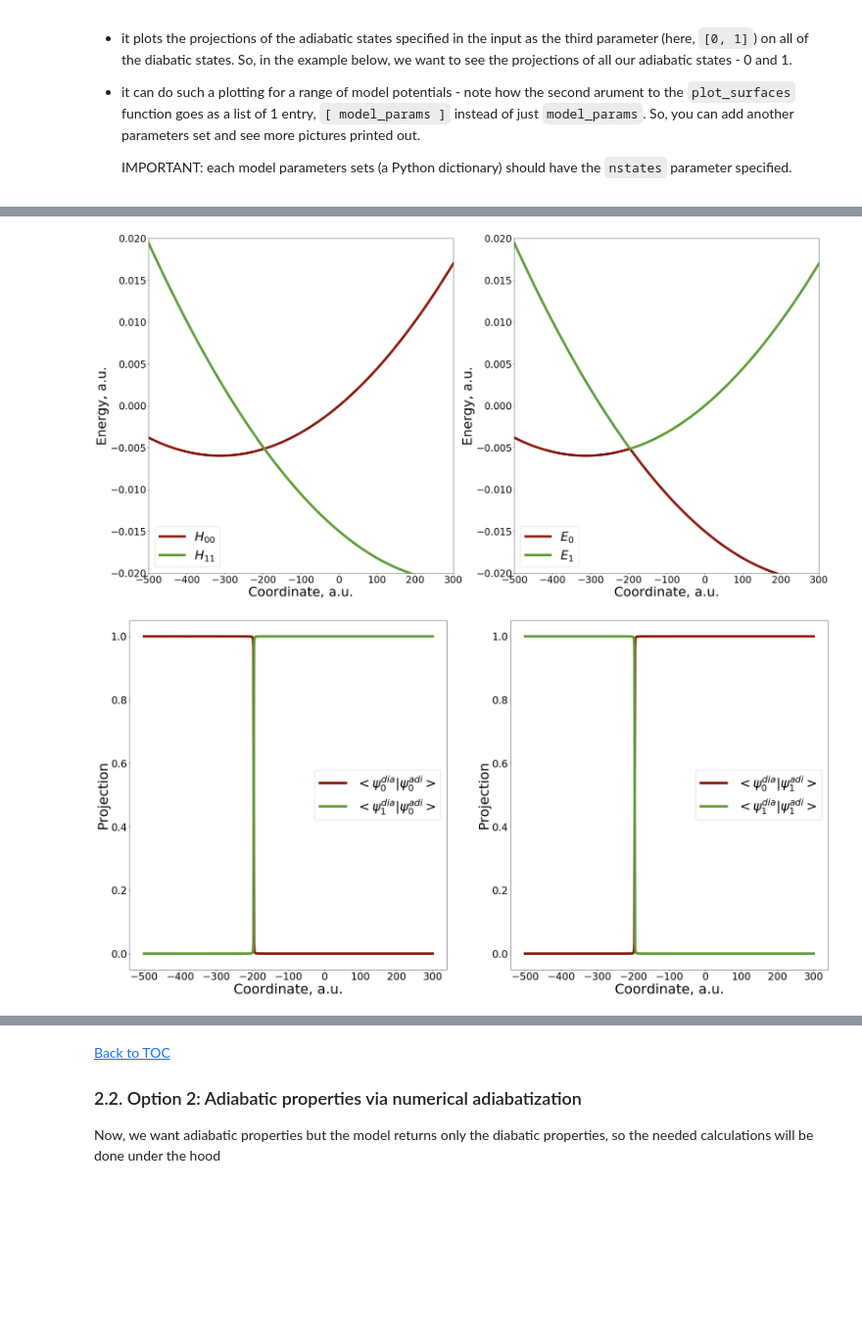
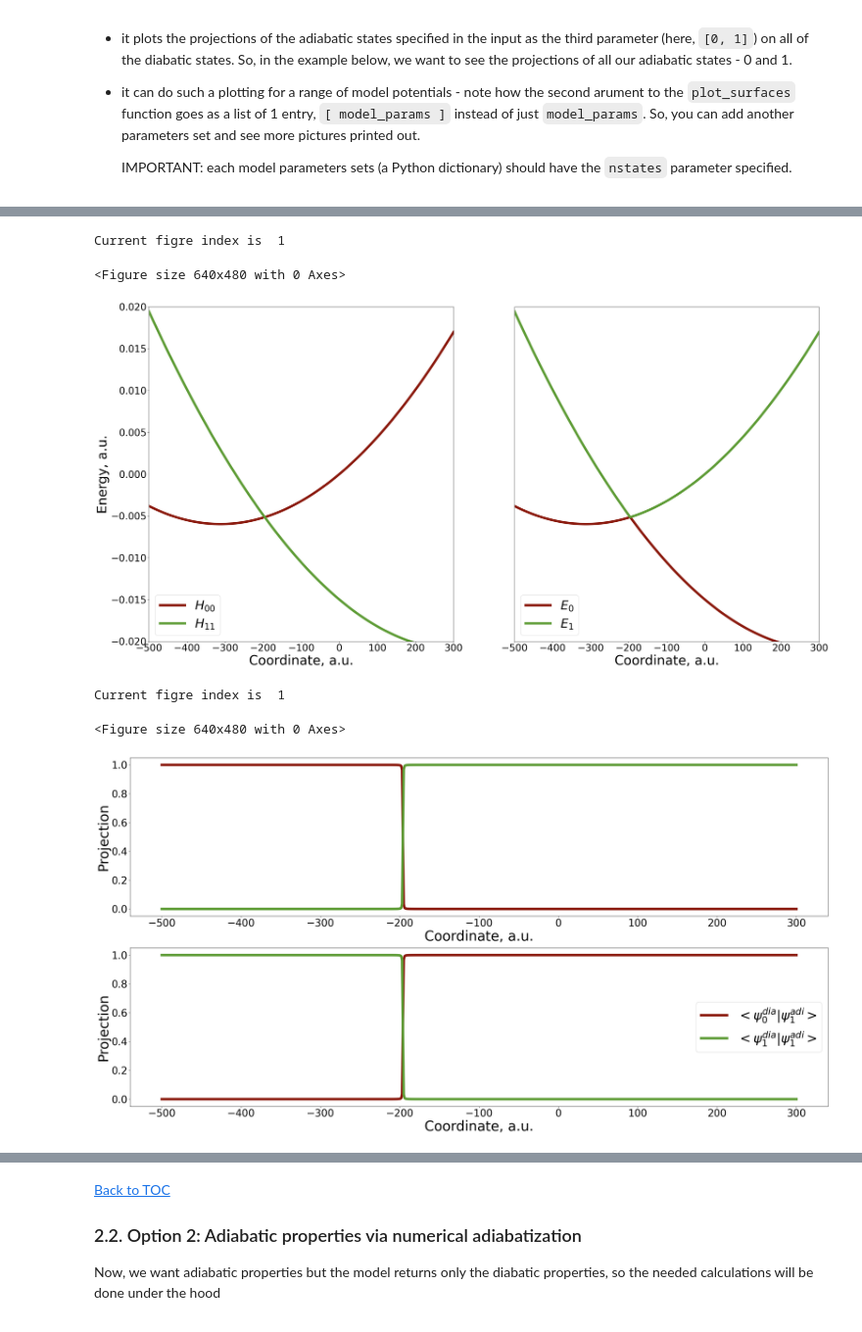
Before and after one commit to compchem-cybertraining/Tutorials_Libra, a Jupyter notebook: 8_model_hamiltonians/1_pes_plotting/tutorial.ipynb, the cells around one changed output, grey strips where cells are left out. Shown at 98% size. Drawn from its saved outputs; the diff is of its cells as text; code cells hidden in the pictures; blank space fills up the shorter version.

```diff
--- a/8_model_hamiltonians/1_pes_plotting/tutorial.ipynb
+++ b/8_model_hamiltonians/1_pes_plotting/tutorial.ipynb
@@ -155,9 +155,10 @@ def my_test_dia_abstract(q, params, full_id):
     """
 
 
+    #params = dict(_params)
     critical_params = []
     default_params = { "omega":3.5e-4, "E_r":2.39e-2, "mass":1.0, "V":1.49e-5, "epsilon":1.5e-2  }
-    comn.check_input(params, default_params, critical_params)
+    comn.check_input(params, default_params, critical_params, 0)
 
     omega = params["omega"]
     E_r = params["E_r"]
@@ -513,7 +529,11 @@ However:
 # %%
 model_params = { "nstates":2, "model":1}
-plot_params = {"colors": colors, "clrs_index": clrs_index, "ylim":[-0.02, 0.02], "xlim":[-500.0, 300.0]}
-dynamics_plotting.plot_surfaces(compute_model, [ model_params ], [0,1], -500, 300.0, 1.0, plot_params)
+plot_params1 = {"colors": colors, "clrs_index": clrs_index, "ylim":[-0.02, 0.02], "xlim":[-500.0, 300.0] }
+dynamics_plotting.plot_surfaces(compute_model, [ model_params ], [0,1], -500, 300.0, 1.0, plot_params1, 1, 0, [0.0])
 # %% [output]
+Current figre index is  1
+<Figure size 640x480 with 0 Axes>
-[figure, old version]
+[figure, new version]
+Current figre index is  1
+<Figure size 640x480 with 0 Axes>
-[figure, old version]
+[figure, new version]
```
Also changed, not shown: parts of 20 cells of this notebook, 1 other file.
